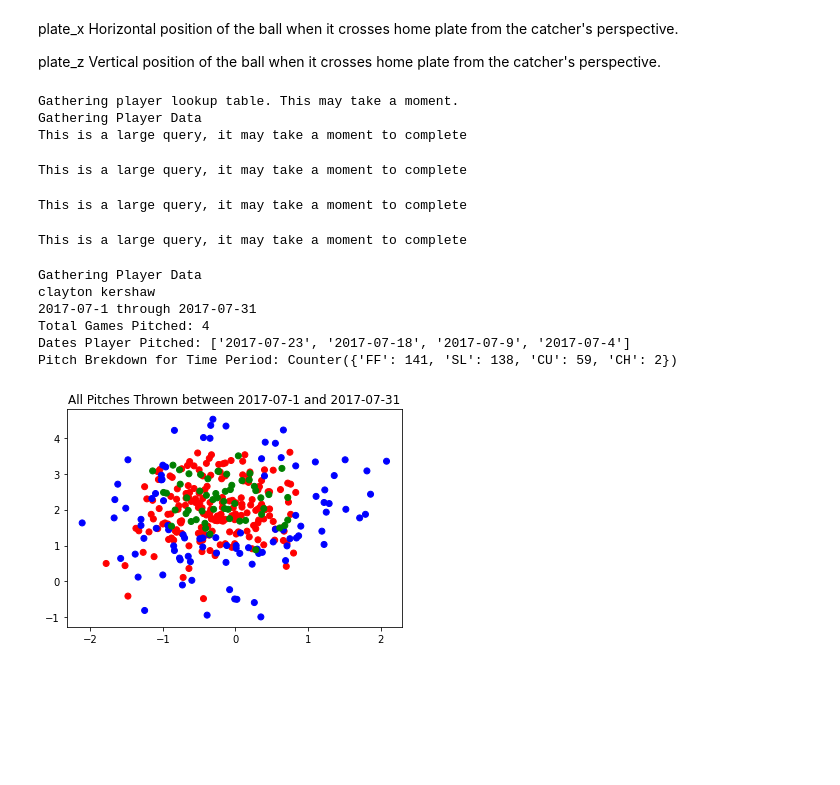
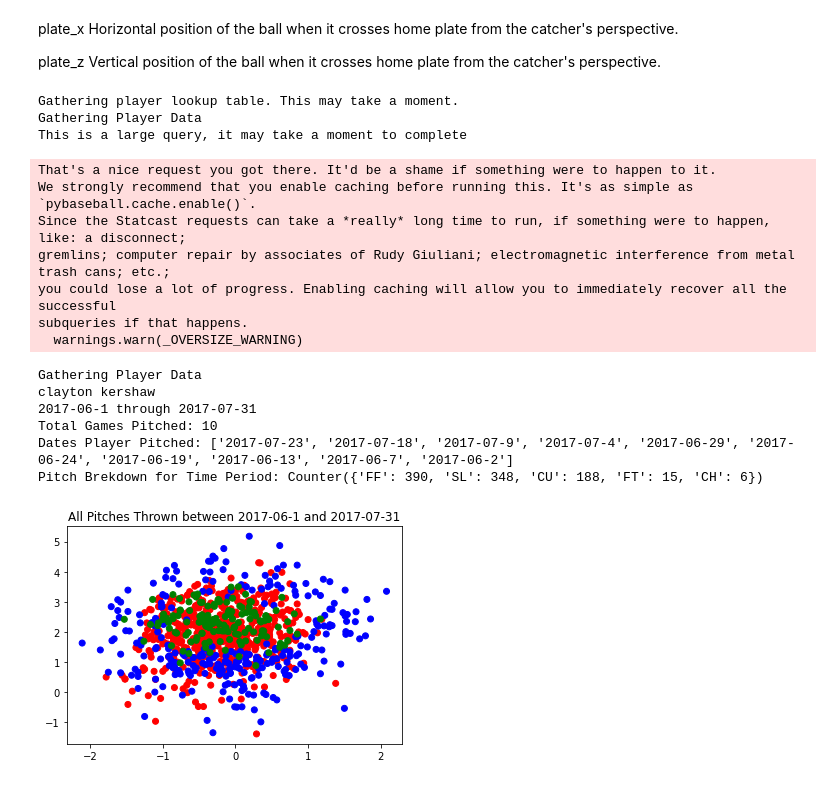
Before and after one commit to ptucham/MLB_Project, a Jupyter notebook: pitcher_pybaseball.ipynb, the cells around one changed output. Drawn from its saved outputs; the diff is of its cells as text; code cells hidden in the pictures; blank space fills up the shorter version.

Commit message:
Multiple games working

```diff
--- a/pitcher_pybaseball.ipynb
+++ b/pitcher_pybaseball.ipynb
@@ -69,3 +39,42 @@ def pitcher_game_number(date, team):
+# %%
+def pitcher_game_number(dates, team):
+    months = {'Jan' : '01', 'Feb' : '02', 'Mar' : '03', 'Apr' : '04', 'May' : '05', 'Jun' : '06',
+          'Jul' : '07', 'Aug': '08', 'Sep' : '09', 'Oct' : '10', 'Nov' : '11', 'Dec' : '12'}
+
+    game_dates = []
+    for x in dates:
+        game_date = x.split('-')
+        year = game_date[0]
+        game_date = game_date[1:]
+        game_dates.append('-'.join(game_date))
+
+    pitching_logs = pybaseball.team_game_logs(year, team, "pitching")
+    test = list(pitching_logs['Date'])
+    test = [i.split() for i in test]
+    x = 0
+    for ind in test:
+        ind[0] = months.get(ind[0])
+        new_string = '-'.join(ind)
+        test[x] = new_string
+        x+=1
+    pitching_logs['Date'] = test
+
+    game_ids = []
+    data = pybaseball.statcast(dates[0], dates[-1])
+
+    for x in range(len(dates)):
+        game = pitching_logs.loc[pitching_logs['Date'] == game_dates[x]].reset_index()
+        game_data = data.loc[data['game_date'] == dates[x]]
+        if game['Home'][0] == True:
+            pitcher_game_data = game_data.loc[game_data['away_team'] == 'LAD']
+            game_pk = list(pitcher_game_data['game_pk'])
+            game_ids.append(game_pk[0])
+        else:
+            pitcher_game_data = game_data.loc[game_data['home_team'] == 'LAD']
+            game_pk = list(pitcher_game_data['game_pk'])
+            game_ids.append(game_pk[0])
+
+    return game_ids
 # %%
 # Single game stats
 def pitcher_game_complete_data(game_id, pitcher_id):
@@ -132,9 +141,7 @@ def main(first_name, last_name, start_date, end_date, team):
 
     games = games_pitched_in_timeframe(first_name, last_name, start_date, end_date)
 
-    game_id = []
-    for x in range(len(games)):
-        game_id.append(pitcher_game_number(games[x], team))
+    game_id = pitcher_game_number(games, team)
 
     game_pitch_data = pd.DataFrame()
     for x in game_id:
@@ -154,18 +161,22 @@ def main(first_name, last_name, start_date, end_date, team):
     pitch_breakdowns = ball_and_strike(game_pitch_data)
     pitch_graph(pitch_breakdowns, start_date, end_date)
 # %%
-main('clayton','kershaw','2017-07-1','2017-07-31', 'LAD')
+main('clayton','kershaw','2017-06-1','2017-07-31', 'LAD')
 # %% [output]
 Gathering player lookup table. This may take a moment.
 Gathering Player Data
 This is a large query, it may take a moment to complete
-This is a large query, it may take a moment to complete
+That's a nice request you got there. It'd be a shame if something were to happen to it.
+We strongly recommend that you enable caching before running this. It's as simple as `pybaseball.cache.enable()`.
+Since the Statcast requests can take a *really* long time to run, if something were to happen, like: a disconnect;
+gremlins; computer repair by associates of Rudy Giuliani; electromagnetic interference from metal trash cans; etc.;
+you could lose a lot of progress. Enabling caching will allow you to immediately recover all the successful
+subqueries if that happens.
+  warnings.warn(_OVERSIZE_WARNING)
-This is a large query, it may take a moment to complete
+Gathering Player Data
+clayton kershaw
+2017-06-1 through 2017-07-31
+Total Games Pitched: 10
+Dates Player Pitched: ['2017-07-23', '2017-07-18', '2017-07-9', '2017-07-4', '2017-06-29', '2017-06-24', '2017-06-19', '2017-06-13', '2017-06-7', '2017-06-2']
+Pitch Brekdown for Time Period: Counter({'FF': 390, 'SL': 348, 'CU': 188, 'FT': 15, 'CH': 6})
-This is a large query, it may take a moment to complete
-Gathering Player Data
-clayton kershaw
-2017-07-1 through 2017-07-31
-Total Games Pitched: 4
-Dates Player Pitched: ['2017-07-23', '2017-07-18', '2017-07-9', '2017-07-4']
-Pitch Brekdown for Time Period: Counter({'FF': 141, 'SL': 138, 'CU': 59, 'CH': 2})
-[figure, old version]
+[figure, new version]
```
Also changed, not shown: parts of 1 cell of this notebook.
